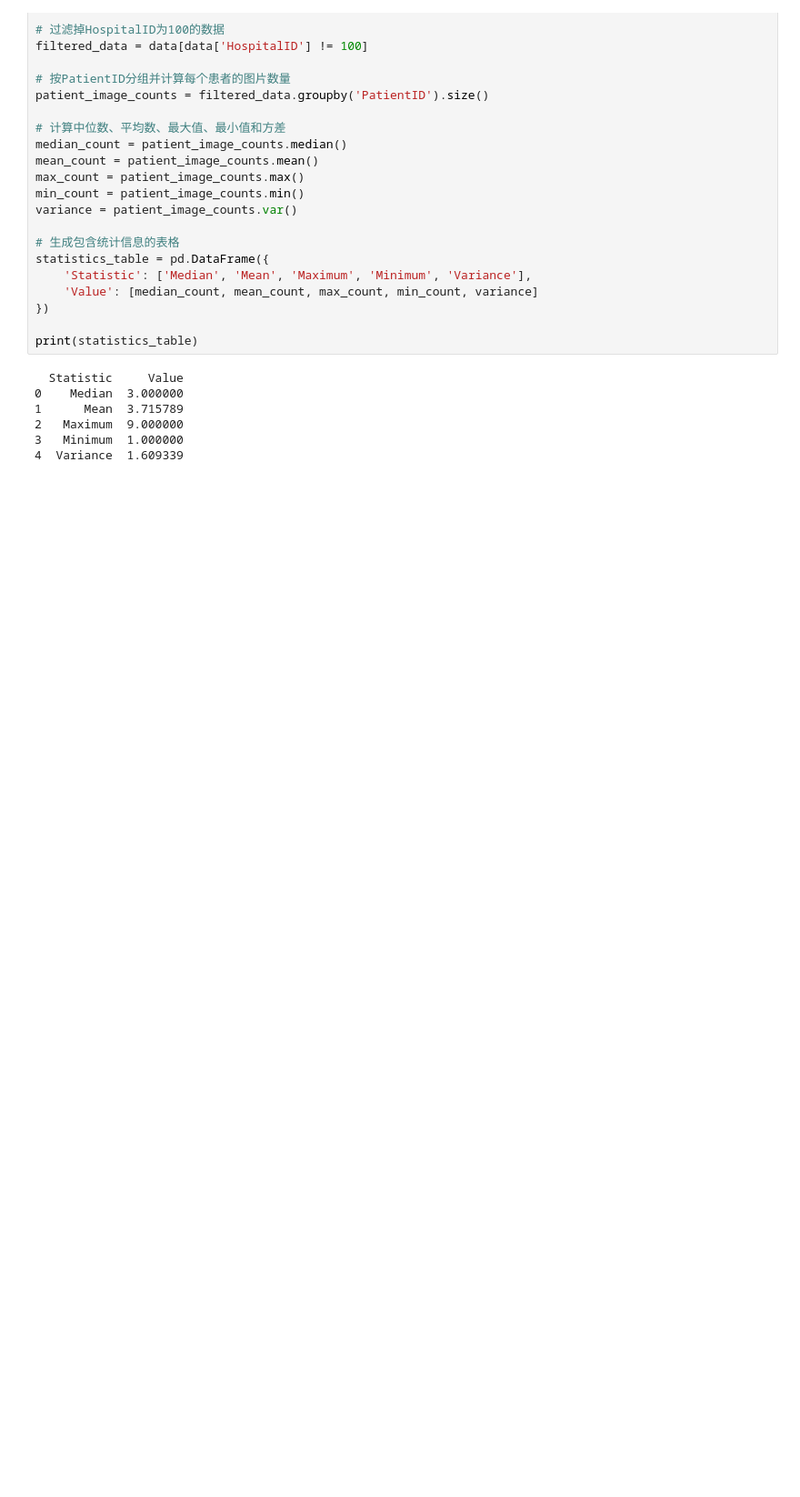
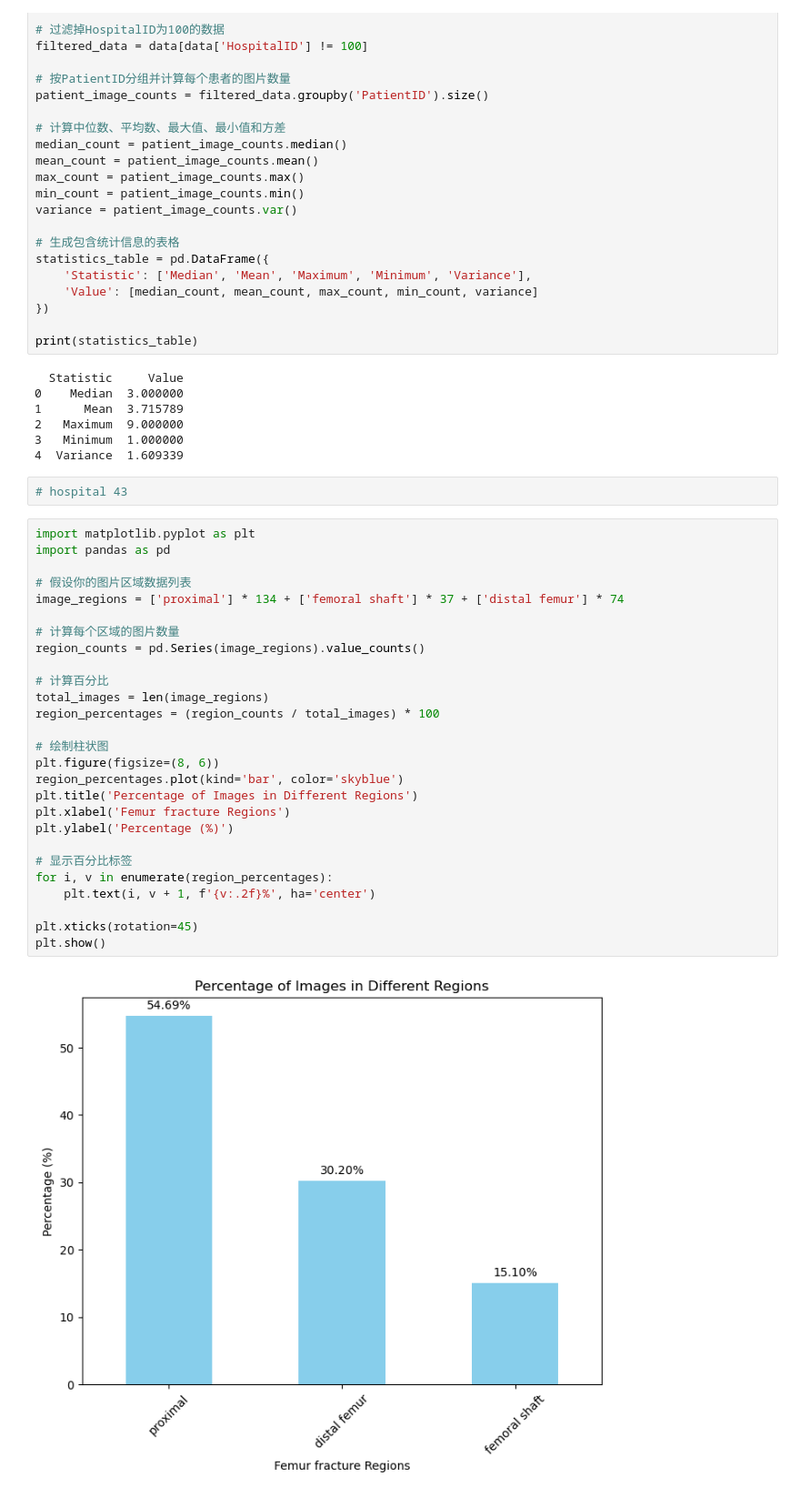
Before and after one commit to honzh073/FL, a Jupyter notebook: code/0_data_analysis/data_distribution.ipynb, the cells around one changed output. Shown: that part at 91% size. Drawn from its saved outputs; the diff is of its cells as text; blank space fills up the shorter version.

```diff
--- a/code/0_data_analysis/data_distribution.ipynb
+++ b/code/0_data_analysis/data_distribution.ipynb
@@ -160,3 +307,34 @@ print(statistics_table)
 2   Maximum  9.000000
 3   Minimum  1.000000
 4  Variance  1.609339
+# %%
+# hospital 43
+# %%
+import matplotlib.pyplot as plt
+import pandas as pd
+
+# 假设你的图片区域数据列表
+image_regions = ['proximal'] * 134 + ['femoral shaft'] * 37 + ['distal femur'] * 74
+
+# 计算每个区域的图片数量
+region_counts = pd.Series(image_regions).value_counts()
+
+# 计算百分比
+total_images = len(image_regions)
+region_percentages = (region_counts / total_images) * 100
+
+# 绘制柱状图
+plt.figure(figsize=(8, 6))
+region_percentages.plot(kind='bar', color='skyblue')
+plt.title('Percentage of Images in Different Regions')
+plt.xlabel('Femur fracture Regions')
+plt.ylabel('Percentage (%)')
+
+# 显示百分比标签
+for i, v in enumerate(region_percentages):
+    plt.text(i, v + 1, f'{v:.2f}%', ha='center')
+
+plt.xticks(rotation=45)
+plt.show()
+# %% [output]
+[figure, added]
```
Also changed, not shown: parts of 10 cells of this notebook, 3 other files.
